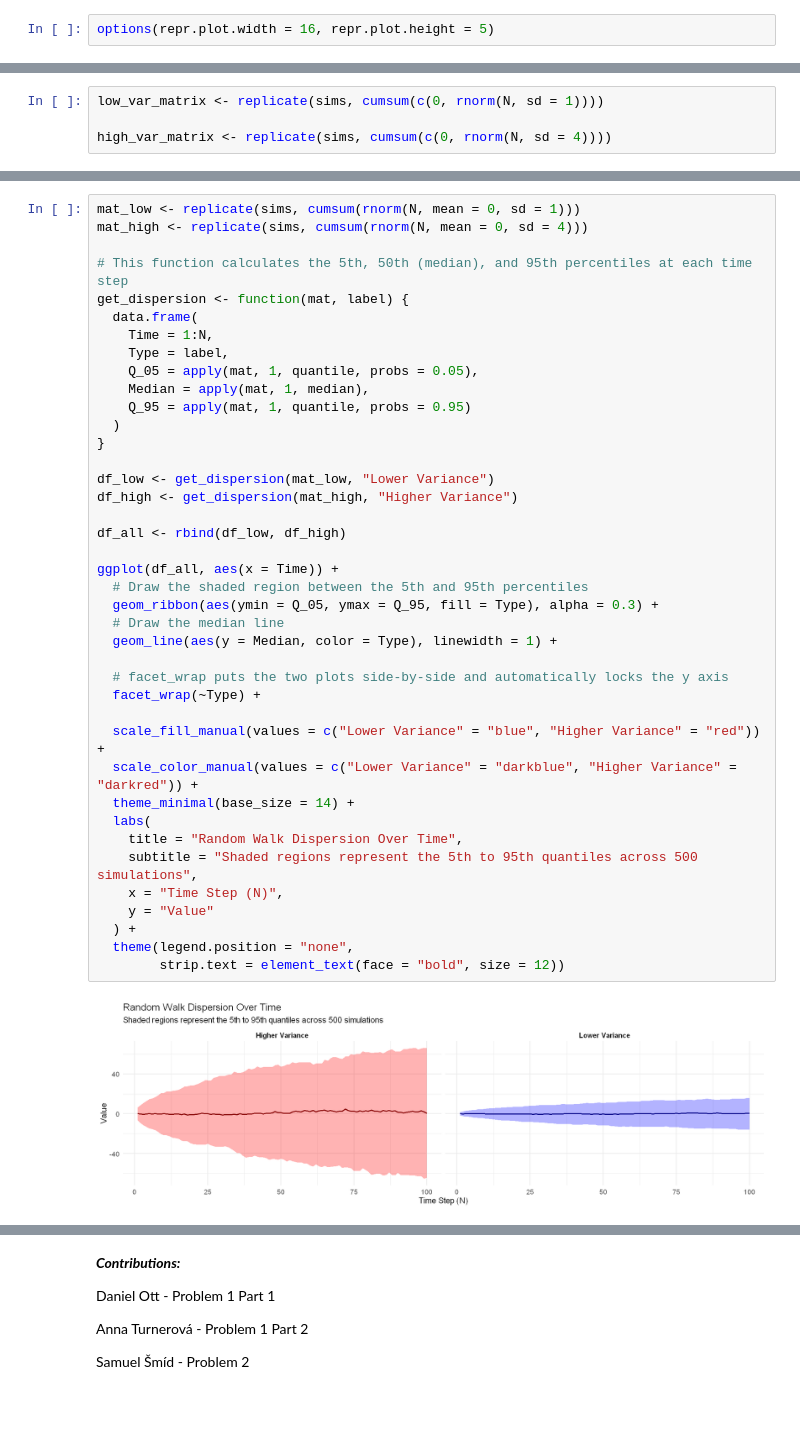
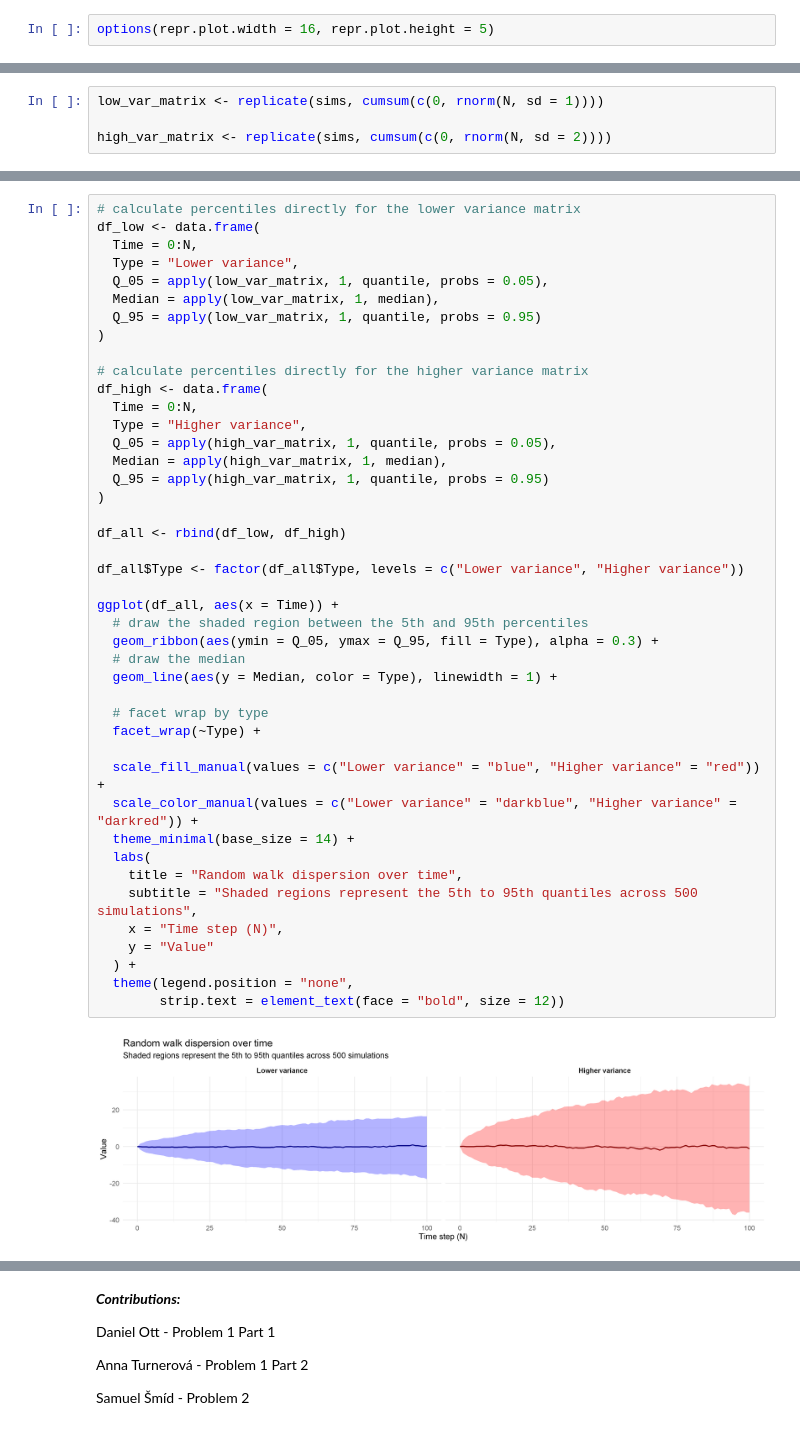
Before and after one commit to ahojdobryden/FiCox, a Jupyter notebook: HW1.ipynb, the cells around one changed output, grey strips where cells are left out. Cells and saved outputs as stored; diff of their text form.

```diff
--- a/HW1.ipynb
+++ b/HW1.ipynb
@@ -796,4 +801,4 @@ define high and low variance
 # %%
 low_var_matrix <- replicate(sims, cumsum(c(0, rnorm(N, sd = 1))))
 
-high_var_matrix <- replicate(sims, cumsum(c(0, rnorm(N, sd = 4))))
+high_var_matrix <- replicate(sims, cumsum(c(0, rnorm(N, sd = 2))))
@@ -825,42 +834,45 @@ matplot(high_var_matrix,
 # %%
-mat_low <- replicate(sims, cumsum(rnorm(N, mean = 0, sd = 1)))
-mat_high <- replicate(sims, cumsum(rnorm(N, mean = 0, sd = 4)))
+# calculate percentiles directly for the lower variance matrix
+df_low <- data.frame(
+  Time = 0:N,
+  Type = "Lower variance",
+  Q_05 = apply(low_var_matrix, 1, quantile, probs = 0.05),
+  Median = apply(low_var_matrix, 1, median),
+  Q_95 = apply(low_var_matrix, 1, quantile, probs = 0.95)
+)
 
-# This function calculates the 5th, 50th (median), and 95th percentiles at each time step
-get_dispersion <- function(mat, label) {
-  data.frame(
-    Time = 1:N,
-    Type = label,
-    Q_05 = apply(mat, 1, quantile, probs = 0.05),
-    Median = apply(mat, 1, median),
-    Q_95 = apply(mat, 1, quantile, probs = 0.95)
-  )
-}
-
-df_low <- get_dispersion(mat_low, "Lower Variance")
-df_high <- get_dispersion(mat_high, "Higher Variance")
+# calculate percentiles directly for the higher variance matrix
+df_high <- data.frame(
+  Time = 0:N,
+  Type = "Higher variance",
+  Q_05 = apply(high_var_matrix, 1, quantile, probs = 0.05),
+  Median = apply(high_var_matrix, 1, median),
+  Q_95 = apply(high_var_matrix, 1, quantile, probs = 0.95)
+)
 
 df_all <- rbind(df_low, df_high)
 
+df_all$Type <- factor(df_all$Type, levels = c("Lower variance", "Higher variance"))
+
 ggplot(df_all, aes(x = Time)) +
-  # Draw the shaded region between the 5th and 95th percentiles
+  # draw the shaded region between the 5th and 95th percentiles
   geom_ribbon(aes(ymin = Q_05, ymax = Q_95, fill = Type), alpha = 0.3) +
-  # Draw the median line
+  # draw the median
   geom_line(aes(y = Median, color = Type), linewidth = 1) +
 
-  # facet_wrap puts the two plots side-by-side and automatically locks the y axis
+  # facet wrap by type
   facet_wrap(~Type) +
 
-  scale_fill_manual(values = c("Lower Variance" = "blue", "Higher Variance" = "red")) +
-  scale_color_manual(values = c("Lower Variance" = "darkblue", "Higher Variance" = "darkred")) +
+  scale_fill_manual(values = c("Lower variance" = "blue", "Higher variance" = "red")) +
+  scale_color_manual(values = c("Lower variance" = "darkblue", "Higher variance" = "darkred")) +
   theme_minimal(base_size = 14) +
   labs(
-    title = "Random Walk Dispersion Over Time",
+    title = "Random walk dispersion over time",
     subtitle = "Shaded regions represent the 5th to 95th quantiles across 500 simulations",
-    x = "Time Step (N)",
+    x = "Time step (N)",
     y = "Value"
   ) +
   theme(legend.position = "none",
         strip.text = element_text(face = "bold", size = 12))
 # %% [output]
-[figure, old version]
+[figure, new version]
```
Also changed, not shown: parts of 16 cells of this notebook.
